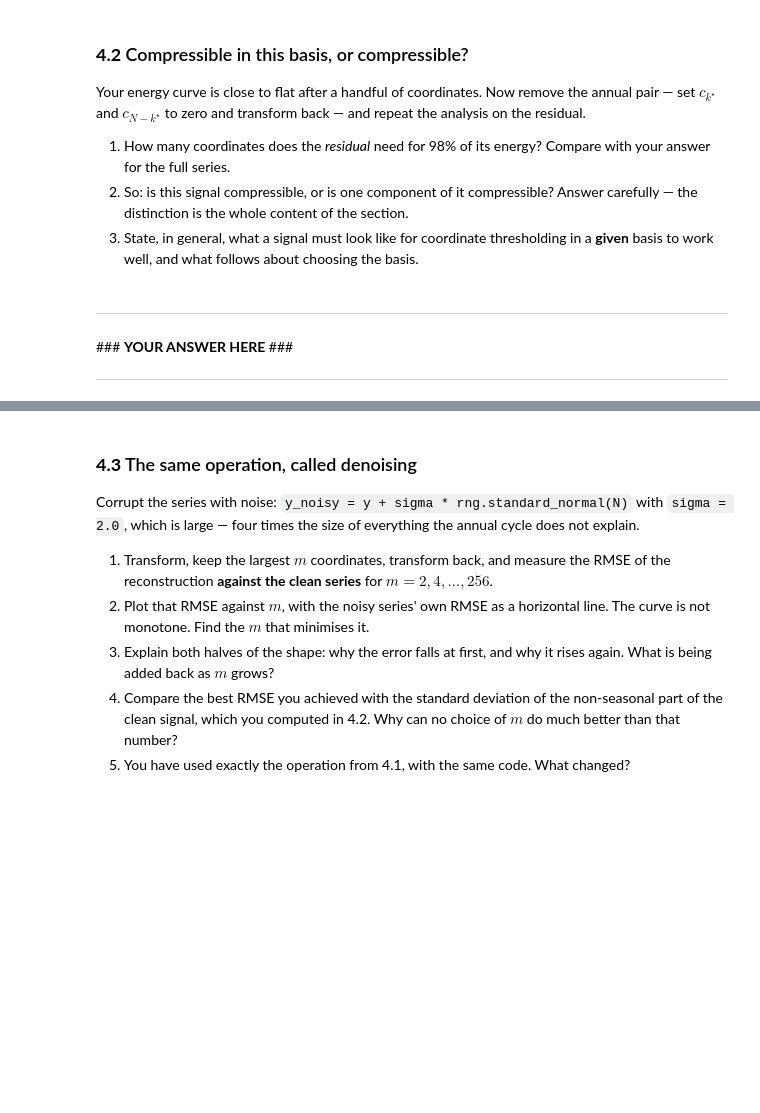
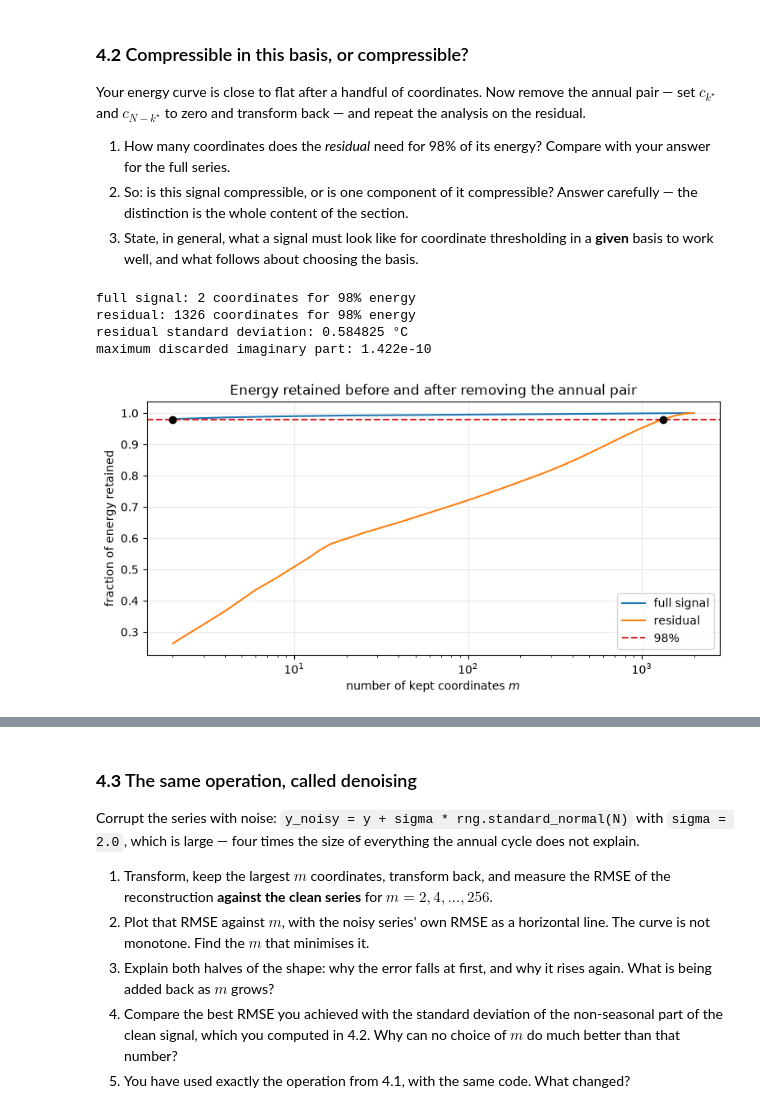
Before and after one commit to CallMeLiubomyr/la-lab1, a Jupyter notebook: lab1-coreB-fourier.ipynb, the cells around one changed output, grey strips where cells are left out. Drawn from its saved outputs; the diff is of its cells as text; code cells hidden in the pictures; blank space fills up the shorter version.

```diff
--- a/lab1-coreB-fourier.ipynb
+++ b/lab1-coreB-fourier.ipynb
@@ -627,5 +725,45 @@ the analysis on the residual.
-# %% [markdown]
----
-\### **YOUR ANSWER HERE** \###
-
----
+# %%
+# ========= YOUR CODE STARTS HERE ========= #
+residual_coefficients = c.copy()
+residual_coefficients[k_max] = 0
+residual_coefficients[N - k_max] = 0
+residual_complex = idft(residual_coefficients)
+residual = residual_complex.real
+
+residual_power = np.abs(residual_coefficients) ** 2
+coordinate_counts = np.arange(2, N + 1, 2)  # keep complete conjugate pairs
+full_retained_all = np.cumsum(np.sort(power)[::-1]) / np.sum(power)
+residual_retained_all = (
+    np.cumsum(np.sort(residual_power)[::-1]) / np.sum(residual_power)
+)
+full_retained = full_retained_all[coordinate_counts - 1]
+residual_retained = residual_retained_all[coordinate_counts - 1]
+
+full_m_98 = coordinate_counts[np.searchsorted(full_retained, 0.98)]
+residual_m_98 = coordinate_counts[np.searchsorted(residual_retained, 0.98)]
+residual_std = np.std(residual)
+
+print(f"full signal: {full_m_98} coordinates for 98% energy")
+print(f"residual: {residual_m_98} coordinates for 98% energy")
+print(f"residual standard deviation: {residual_std:.6f} °C")
+print(f"maximum discarded imaginary part: {np.abs(residual_complex.imag).max():.3e}")
+
+plt.figure(figsize=(9, 4))
+plt.plot(coordinate_counts, full_retained, label="full signal")
+plt.plot(coordinate_counts, residual_retained, label="residual")
+plt.axhline(0.98, color="tab:red", linestyle="--", label="98%")
+plt.scatter([full_m_98, residual_m_98], [0.98, 0.98], color="black", zorder=3)
+plt.xscale("log")
+plt.xlabel("number of kept coordinates $m$")
+plt.ylabel("fraction of energy retained")
+plt.title("Energy retained before and after removing the annual pair")
+plt.grid(alpha=0.25)
+plt.legend()
+plt.show()
+# ========== YOUR CODE ENDS HERE ========== #
+# %% [output]
+full signal: 2 coordinates for 98% energy
+residual: 1326 coordinates for 98% energy
+residual standard deviation: 0.584825 °C
+maximum discarded imaginary part: 1.422e-10
+[figure, added]
```
Also changed, not shown: parts of 18 cells of this notebook.
